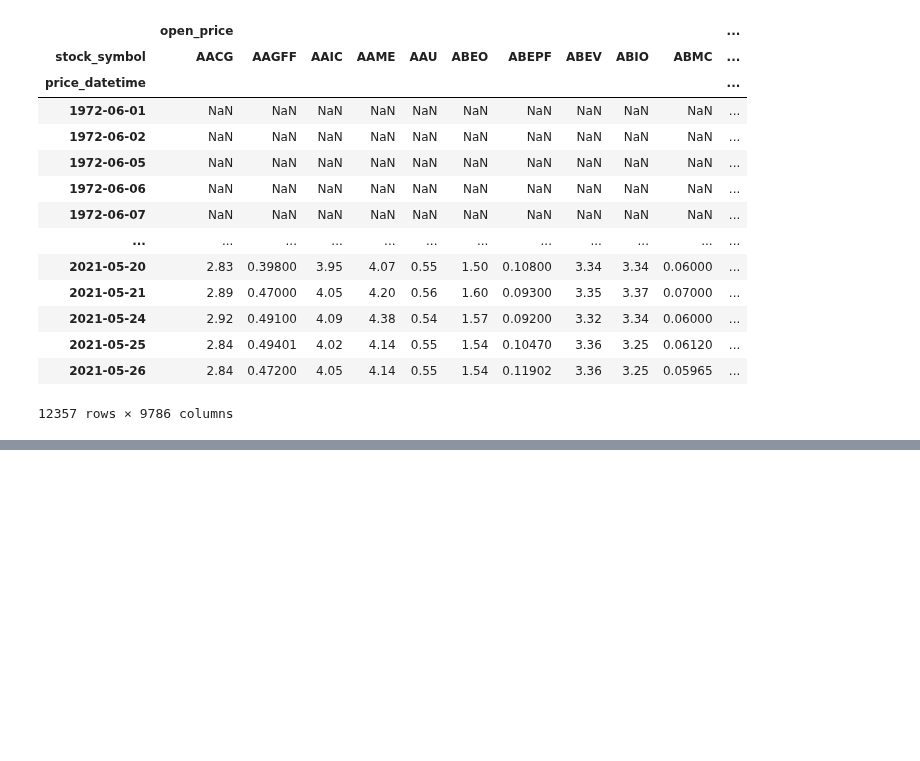
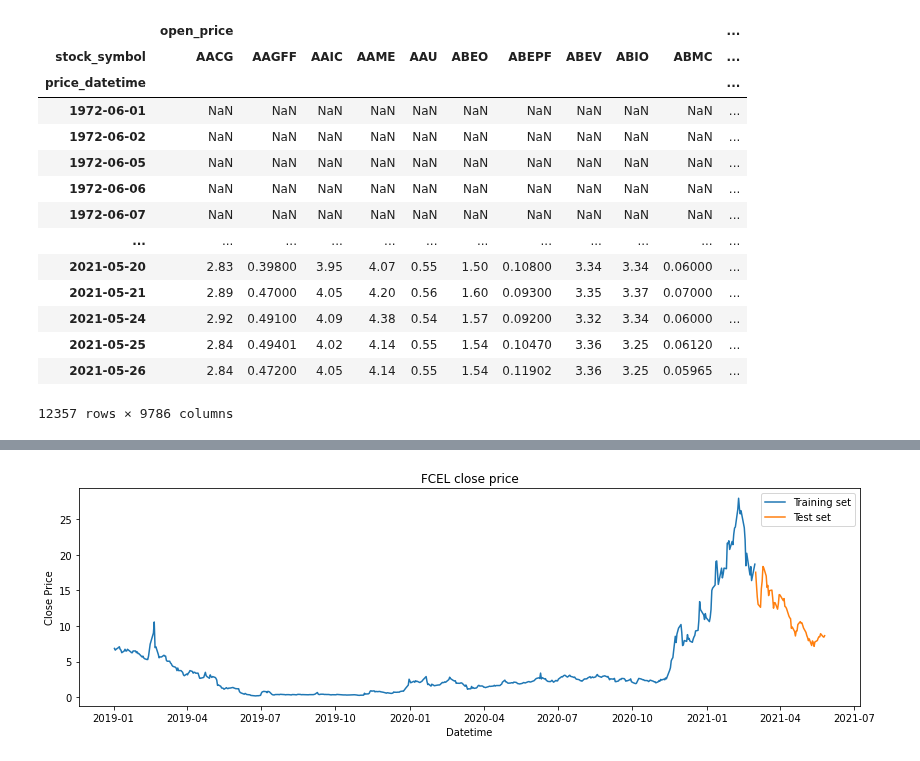
Before and after one commit to jmacdonald2010/stock-prediction, a Jupyter notebook: mlTests03_EOD.ipynb, the cells around one changed output, grey strips where cells are left out. Drawn from its saved outputs; the diff is of its cells as text; code cells hidden in the pictures; blank space fills up the shorter version.

```diff
--- a/mlTests03_EOD.ipynb
+++ b/mlTests03_EOD.ipynb
@@ -85,0 +192,10 @@ df
+# %%
+# splitting test/training data
+
+# close_df = close_df.reset_index()
+
+data_size = len(close_df)
+
+# using a 90/10 train/test split
+training_data = close_df.iloc[:(int(data_size * .9))]
+test_data = close_df.iloc[(int(data_size * .9)):]
@@ -85,0 +219,12 @@ df
+# %%
+# visualize train/test dataset to ensure it is accurate
+plt.figure(figsize=(14,4))
+plt.plot(training_data['FCEL'])
+plt.plot(test_data['FCEL'])
+plt.ylabel('Close Price')
+plt.xlabel('Datetime')
+plt.legend(["Training set", "Test set"])
+plt.title("FCEL close price")
+plt.show()
+# %% [output]
+[figure, added]
```
Also changed, not shown: parts of 33 cells of this notebook, 1 other file.
